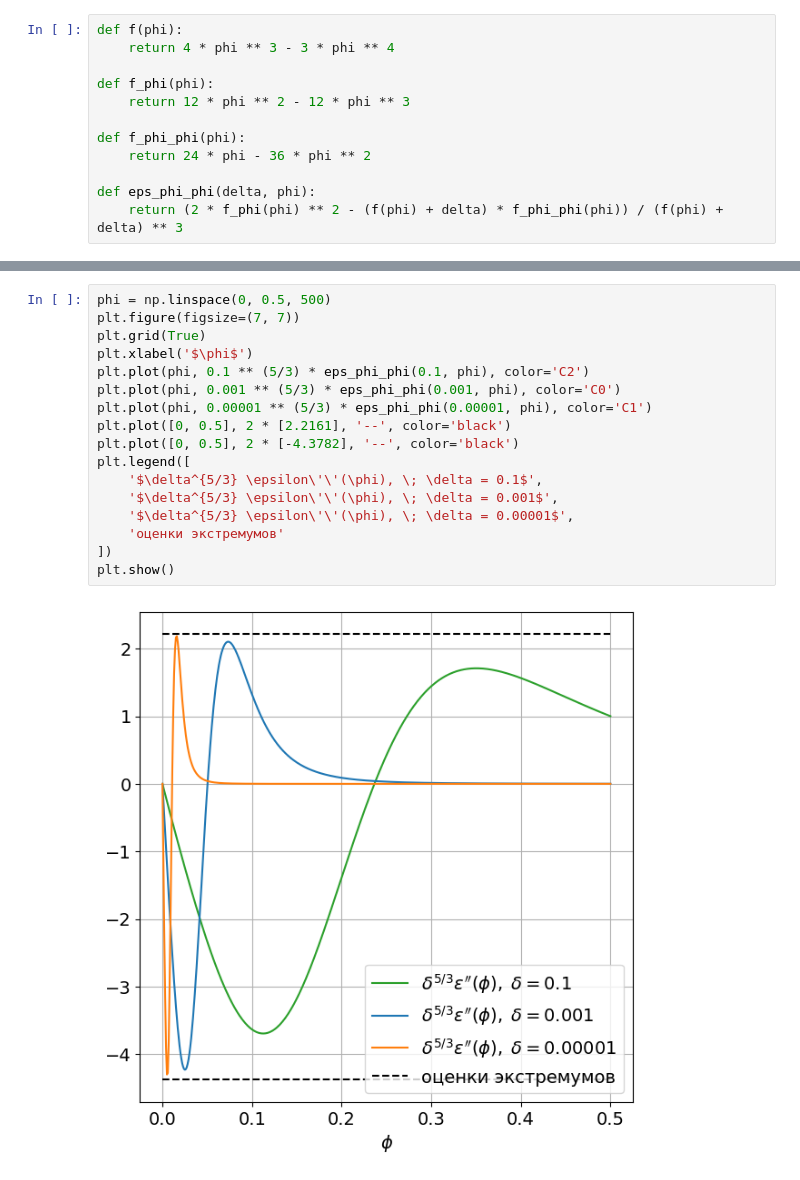
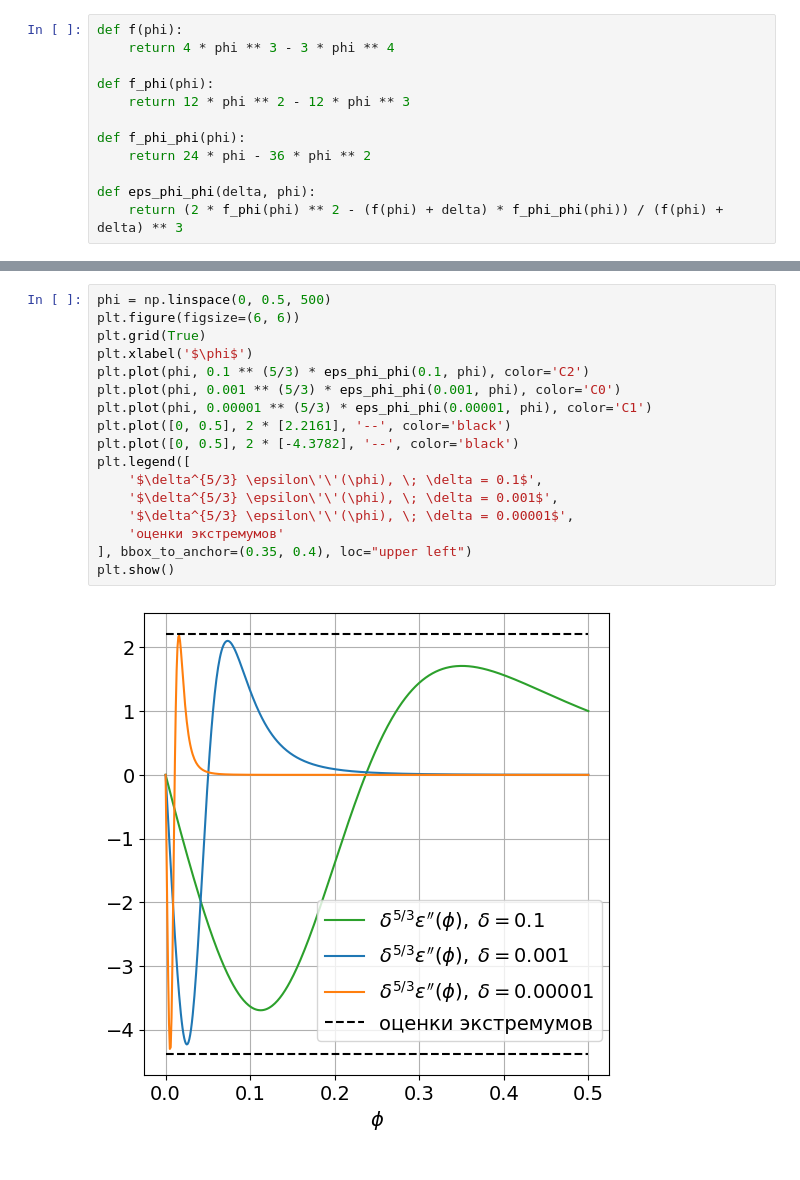
Before and after one commit to ponomarevandr/disruption, a Jupyter notebook: one_dim_problem/experiments/scheme_stability/scheme_stability_bounds.ipynb, the cells around one changed output, grey strips where cells are left out. Drawn from its saved outputs; the diff is of its cells as text.

```diff
--- a/one_dim_problem/experiments/scheme_stability/scheme_stability_bounds.ipynb
+++ b/one_dim_problem/experiments/scheme_stability/scheme_stability_bounds.ipynb
@@ -31,19 +31,19 @@ plt.show()
 # %%
 phi = np.linspace(0, 0.5, 500)
-plt.figure(figsize=(7, 7))
+plt.figure(figsize=(6, 6))
 plt.grid(True)
 plt.xlabel('$\phi$')
 plt.plot(phi, 0.1 ** (5/3) * eps_phi_phi(0.1, phi), color='C2')
 plt.plot(phi, 0.001 ** (5/3) * eps_phi_phi(0.001, phi), color='C0')
 plt.plot(phi, 0.00001 ** (5/3) * eps_phi_phi(0.00001, phi), color='C1')
 plt.plot([0, 0.5], 2 * [2.2161], '--', color='black')
 plt.plot([0, 0.5], 2 * [-4.3782], '--', color='black')
 plt.legend([
     '$\delta^{5/3} \epsilon\'\'(\phi), \; \delta = 0.1$',
     '$\delta^{5/3} \epsilon\'\'(\phi), \; \delta = 0.001$',
     '$\delta^{5/3} \epsilon\'\'(\phi), \; \delta = 0.00001$',
     'оценки экстремумов'
-])
+], bbox_to_anchor=(0.35, 0.4), loc="upper left")
 plt.show()
 # %% [output]
-[figure, old version]
+[figure, new version]
```
Also changed, not shown: parts of 1 cell of this notebook, 3 other files.
